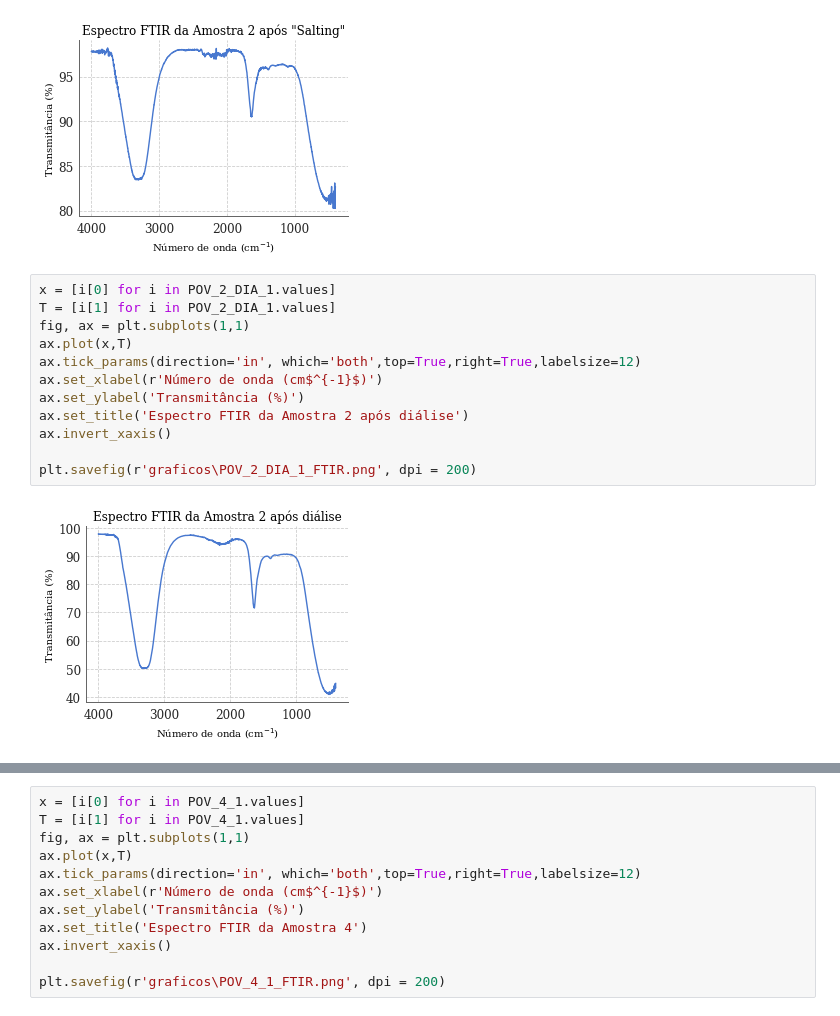
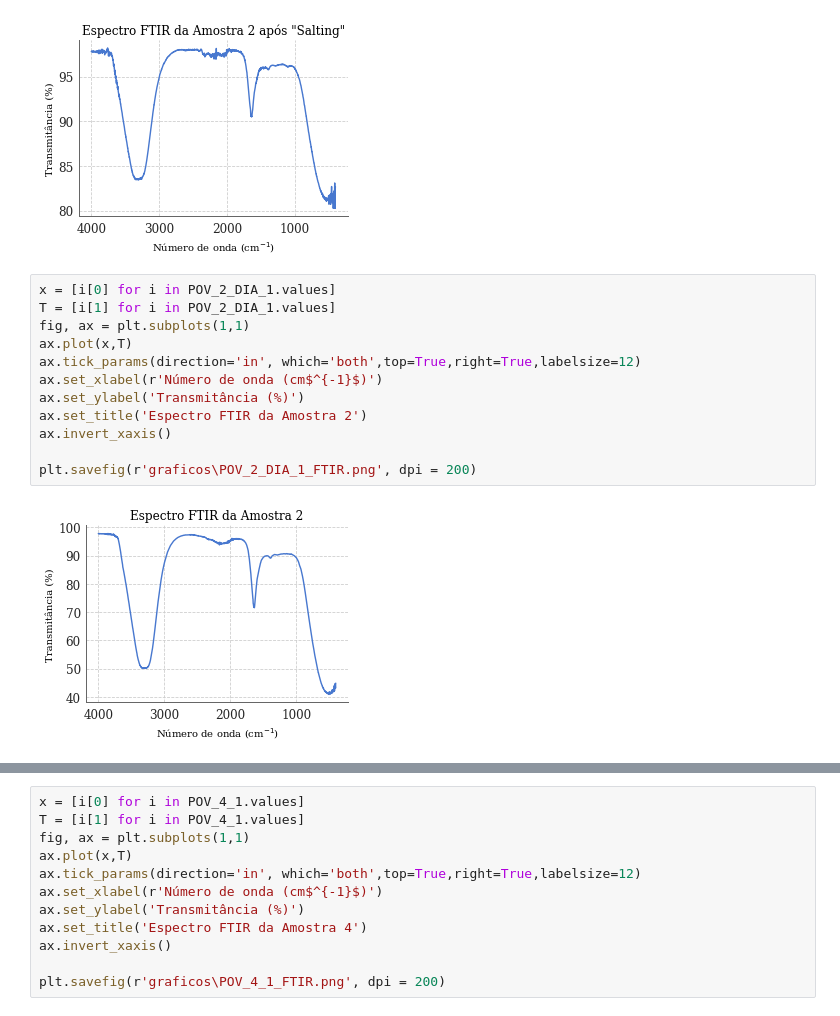
Before and after one commit to Karl-Marcos/dados_lab, a Jupyter notebook: FTIR.ipynb, the cells around one changed output, grey strips where cells are left out. Cells and saved outputs as stored; diff of their text form.

```diff
--- a/FTIR.ipynb
+++ b/FTIR.ipynb
@@ -98,14 +98,14 @@ plt.savefig(r'graficos\POV_2_AMO_1_FTIR.png', dpi = 200)
 # %%
 x = [i[0] for i in POV_2_DIA_1.values]
 T = [i[1] for i in POV_2_DIA_1.values]
 fig, ax = plt.subplots(1,1)
 ax.plot(x,T)
 ax.tick_params(direction='in', which='both',top=True,right=True,labelsize=12)
 ax.set_xlabel(r'Número de onda (cm$^{-1}$)')
 ax.set_ylabel('Transmitância (%)')
-ax.set_title('Espectro FTIR da Amostra 2 após diálise')
+ax.set_title('Espectro FTIR da Amostra 2')
 ax.invert_xaxis()
 
 plt.savefig(r'graficos\POV_2_DIA_1_FTIR.png', dpi = 200)
 # %% [output]
-[figure, old version]
+[figure, new version]
```
Also changed, not shown: parts of 2 cells of this notebook, 5 other files.
